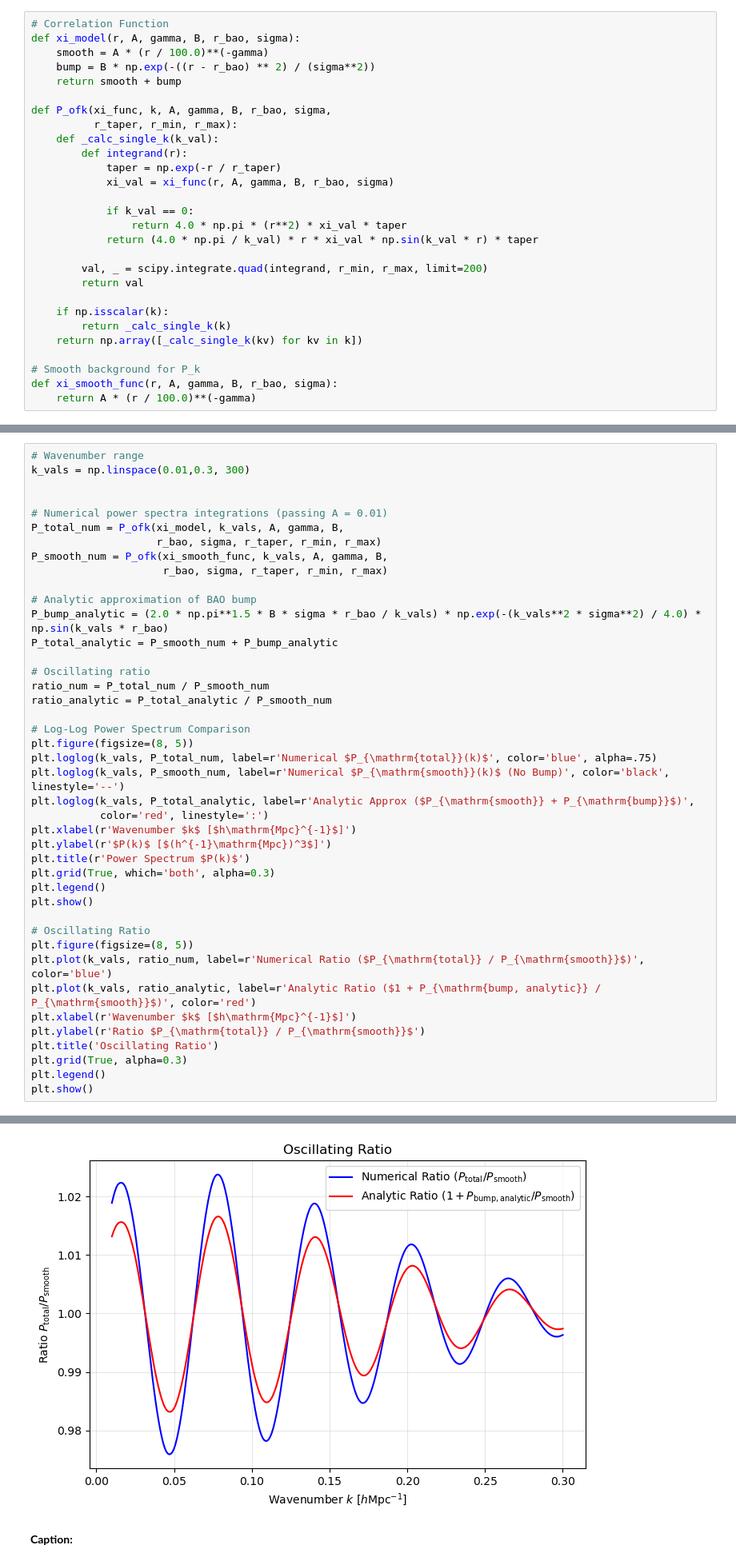
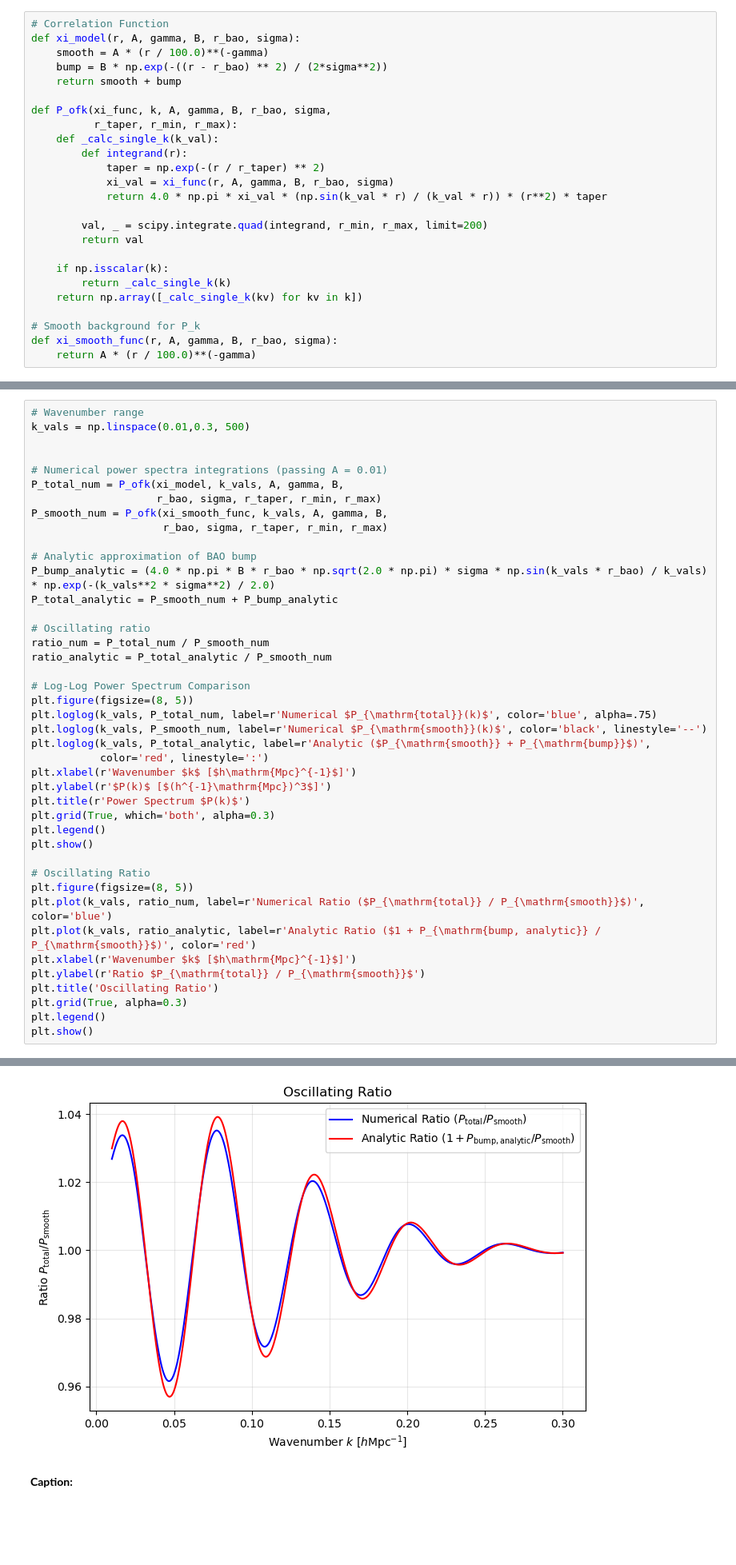
Before and after one commit to Ducky1423/Astron_5682_BAO, a Jupyter notebook: T5_BAO_Part2_starter-2 (1).ipynb, the cells around one changed output, grey strips where cells are left out. Shown at 80% size. Drawn from its saved outputs; the diff is of its cells as text; blank space fills up the shorter version.

Commit message:
Fixed graphs and functions

```diff
--- a/T5_BAO_Part2_starter-2 (1).ipynb
+++ b/T5_BAO_Part2_starter-2 (1).ipynb
@@ -727,19 +229,16 @@ def delta_z(z, hubble_const, omega_m, r_d):
 # Correlation Function
 def xi_model(r, A, gamma, B, r_bao, sigma):
     smooth = A * (r / 100.0)**(-gamma)
-    bump = B * np.exp(-((r - r_bao) ** 2) / (sigma**2))
+    bump = B * np.exp(-((r - r_bao) ** 2) / (2*sigma**2))
     return smooth + bump
 
 def P_ofk(xi_func, k, A, gamma, B, r_bao, sigma,
           r_taper, r_min, r_max):
     def _calc_single_k(k_val):
         def integrand(r):
-            taper = np.exp(-r / r_taper)
+            taper = np.exp(-(r / r_taper) ** 2)
             xi_val = xi_func(r, A, gamma, B, r_bao, sigma)
-
-            if k_val == 0:
-                return 4.0 * np.pi * (r**2) * xi_val * taper
-            return (4.0 * np.pi / k_val) * r * xi_val * np.sin(k_val * r) * taper
+            return 4.0 * np.pi * xi_val * (np.sin(k_val * r) / (k_val * r)) * (r**2) * taper
 
         val, _ = scipy.integrate.quad(integrand, r_min, r_max, limit=200)
         return val
@@ -912,7 +411,7 @@ plt.show()
 ### Plot 4: P(k) with and without the bump, vs. the analytic approximation
 # %%
 # Wavenumber range
-k_vals = np.linspace(0.01,0.3, 300)
+k_vals = np.linspace(0.01,0.3, 500)
 
 
 # Numerical power spectra integrations (passing A = 0.01)
@@ -922,7 +421,7 @@ P_smooth_num = P_ofk(xi_smooth_func, k_vals, A, gamma, B,
                      r_bao, sigma, r_taper, r_min, r_max)
 
 # Analytic approximation of BAO bump
-P_bump_analytic = (2.0 * np.pi**1.5 * B * sigma * r_bao / k_vals) * np.exp(-(k_vals**2 * sigma**2) / 4.0) * np.sin(k_vals * r_bao)
+P_bump_analytic = (4.0 * np.pi * B * r_bao * np.sqrt(2.0 * np.pi) * sigma * np.sin(k_vals * r_bao) / k_vals) * np.exp(-(k_vals**2 * sigma**2) / 2.0)
 P_total_analytic = P_smooth_num + P_bump_analytic
 
 # Oscillating ratio
@@ -932,8 +431,8 @@ ratio_analytic = P_total_analytic / P_smooth_num
 # Log-Log Power Spectrum Comparison
 plt.figure(figsize=(8, 5))
 plt.loglog(k_vals, P_total_num, label=r'Numerical $P_{\mathrm{total}}(k)$', color='blue', alpha=.75)
-plt.loglog(k_vals, P_smooth_num, label=r'Numerical $P_{\mathrm{smooth}}(k)$ (No Bump)', color='black', linestyle='--')
-plt.loglog(k_vals, P_total_analytic, label=r'Analytic Approx ($P_{\mathrm{smooth}} + P_{\mathrm{bump}}$)',
+plt.loglog(k_vals, P_smooth_num, label=r'Numerical $P_{\mathrm{smooth}}(k)$', color='black', linestyle='--')
+plt.loglog(k_vals, P_total_analytic, label=r'Analytic ($P_{\mathrm{smooth}} + P_{\mathrm{bump}}$)',
            color='red', linestyle=':')
 plt.xlabel(r'Wavenumber $k$ [$h\mathrm{Mpc}^{-1}$]')
 plt.ylabel(r'$P(k)$ [$(h^{-1}\mathrm{Mpc})^3$]')
@@ -957,4 +456,4 @@ plt.show()
-[figure, old version]
+[figure, new version]
 # %% [markdown]
 **Caption:**
 # %% [markdown]
```
Also changed, not shown: parts of 5 cells of this notebook.
